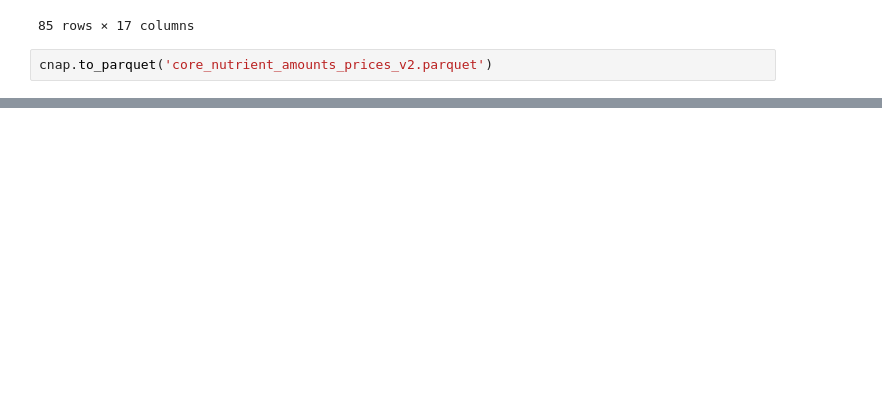
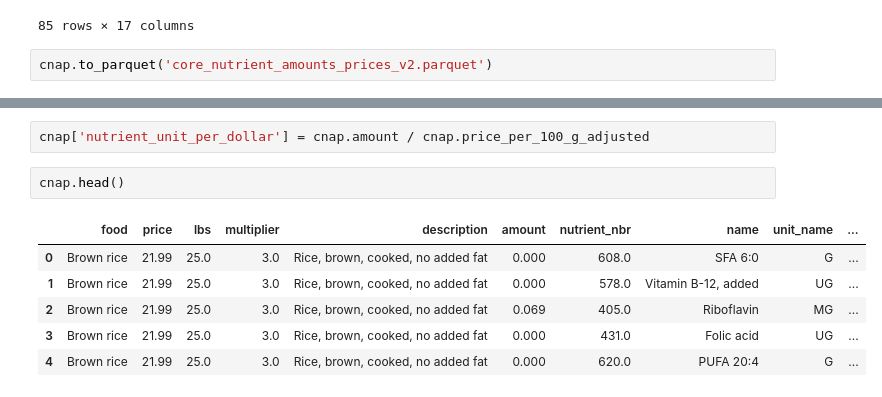
Before and after one commit to evanglas/food-analysis, a Jupyter notebook: f2.ipynb, the cells around one changed output, grey strips where cells are left out. Cells and saved outputs as stored; diff of their text form; blank space fills up the shorter version.

```diff
--- a/f2.ipynb
+++ b/f2.ipynb
@@ -134,0 +145,11 @@ cnap.to_parquet('core_nutrient_amounts_prices_v2.parquet')
+# %%
+cnap['nutrient_unit_per_dollar'] = cnap.amount / cnap.price_per_100_g_adjusted
+# %%
+cnap.head()
+# %% [output]
+|  | food | price | lbs | multiplier | description | amount | nutrient_nbr | name | unit_name | ... |
+| 0 | Brown rice | 21.99 | 25.0 | 3.0 | Rice, brown, cooked, no added fat | 0.000 | 608.0 | SFA 6:0 | G | ... |
+| 1 | Brown rice | 21.99 | 25.0 | 3.0 | Rice, brown, cooked, no added fat | 0.000 | 578.0 | Vitamin B-12, added | UG | ... |
+| 2 | Brown rice | 21.99 | 25.0 | 3.0 | Rice, brown, cooked, no added fat | 0.069 | 405.0 | Riboflavin | MG | ... |
+| 3 | Brown rice | 21.99 | 25.0 | 3.0 | Rice, brown, cooked, no added fat | 0.000 | 431.0 | Folic acid | UG | ... |
+| 4 | Brown rice | 21.99 | 25.0 | 3.0 | Rice, brown, cooked, no added fat | 0.000 | 620.0 | PUFA 20:4 | G | ... |
```
Also changed, not shown: parts of 9 cells of this notebook, 5 other files.
